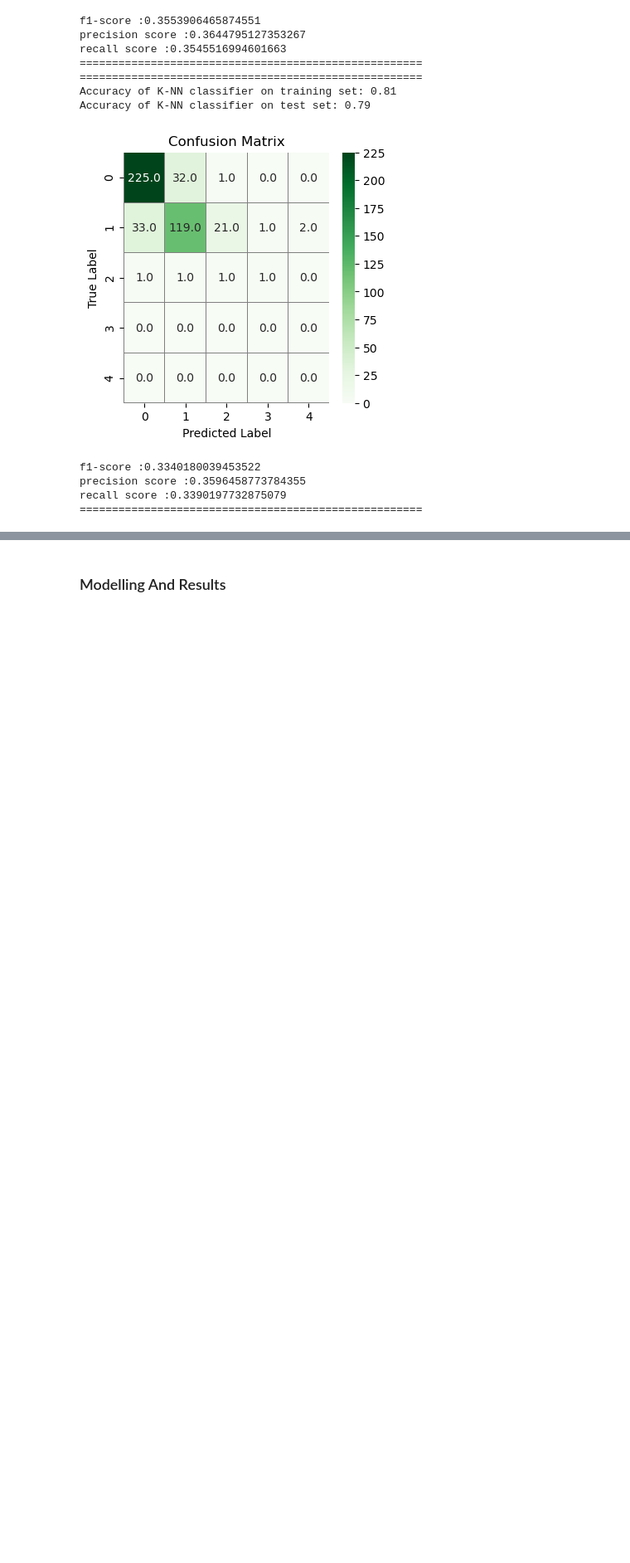
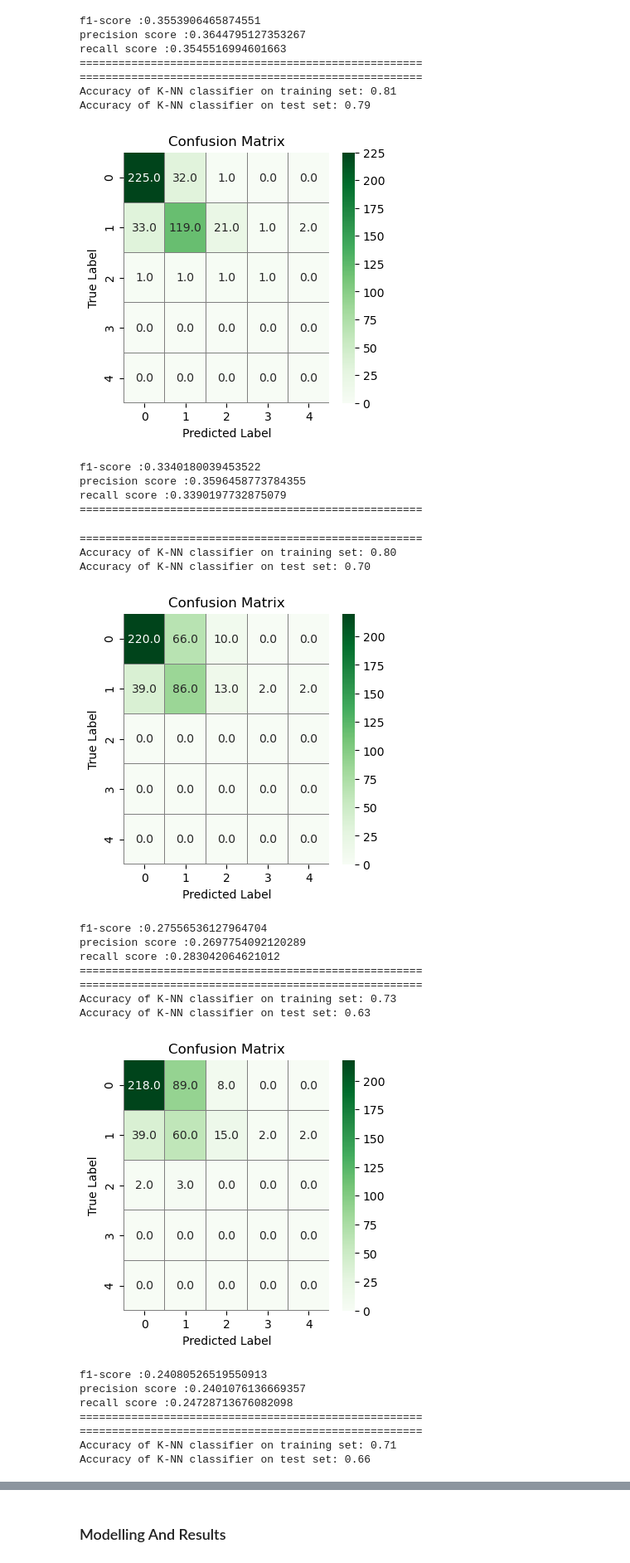
Before and after one commit to FurkanErcelebi/DataMining-Project, a Jupyter notebook: Project.ipynb, the cells around one changed output, grey strips where cells are left out. Shown at 83% size. Cells and saved outputs as stored; diff of their text form; code cells hidden in the pictures; blank space fills up the shorter version.

```diff
--- a/Project.ipynb
+++ b/Project.ipynb
@@ -275,3 +275,7 @@ external_features_dataset.loc[:,"LandSlope"] = external_features_dataset.loc[:,"
 external_features_dataset.loc[:,"BldgType"] = external_features_dataset.loc[:,"BldgType"].fillna("None")
 external_features_dataset.loc[:,"Exterior1st"] = external_features_dataset.loc[:,"Exterior1st"].fillna("None")
 external_features_dataset.loc[:,"Foundation"] = external_features_dataset.loc[:,"Foundation"].fillna("None")
+external_features_dataset.loc[:,"YearBuilt"] = external_features_dataset.loc[:,"YearBuilt"].fillna(1900)
+external_features_dataset.loc[:,"LotArea"] = external_features_dataset.loc[:,"LotArea"].fillna(df_train["LotArea"].mean())
+external_features_dataset.loc[:,"LotFrontage "] = external_features_dataset.loc[:,"LotFrontage"].fillna(df_train["LotFrontage"].mean())
+external_features_dataset.loc[:,"Foundation"] = external_features_dataset.loc[:,"Foundation"].fillna("None")
@@ -277,0 +288,5 @@ external_features_dataset.loc[:,"Foundation"] = external_features_dataset.loc[:,
+# %%
+nan_idx_array = external_features_dataset['LotFrontage'].index[df_train['LotFrontage'].apply(np.isnan)]
+# %%
+for idx in nan_idx_array:
+    external_features_dataset['LotFrontage'].iloc[idx] = df_train["LotFrontage"].mean()
@@ -402,3 +457,28 @@ f1-score :0.3340180039453522
 precision score :0.3596458773784355
 recall score :0.3390197732875079
 =====================================================
+# %%
+
+classificateByKNeighbors(train_set2, train_result2, test_set2, test_result2,5)
+classificateByKNeighbors(train_set2, train_result2, test_set2, test_result2,10)
+classificateByKNeighbors(train_set2, train_result2, test_set2, test_result2,15)
+# %% [output]
+=====================================================
+Accuracy of K-NN classifier on training set: 0.80
+Accuracy of K-NN classifier on test set: 0.70
+[figure, added]
+f1-score :0.27556536127964704
+precision score :0.2697754092120289
+recall score :0.283042064621012
+=====================================================
+=====================================================
+Accuracy of K-NN classifier on training set: 0.73
+Accuracy of K-NN classifier on test set: 0.63
+[figure, added]
+f1-score :0.24080526519550913
+precision score :0.2401076136669357
+recall score :0.24728713676082098
+=====================================================
+=====================================================
+Accuracy of K-NN classifier on training set: 0.71
+Accuracy of K-NN classifier on test set: 0.66
```
Also changed, not shown: parts of 9 cells of this notebook.
